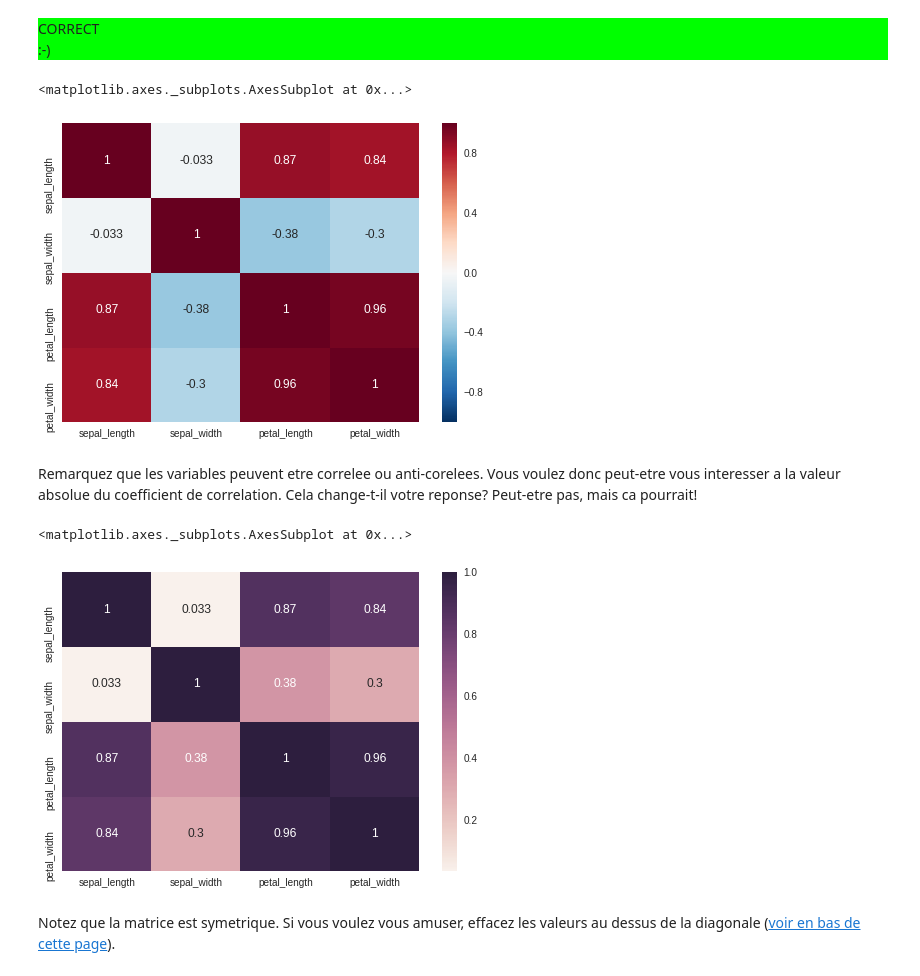
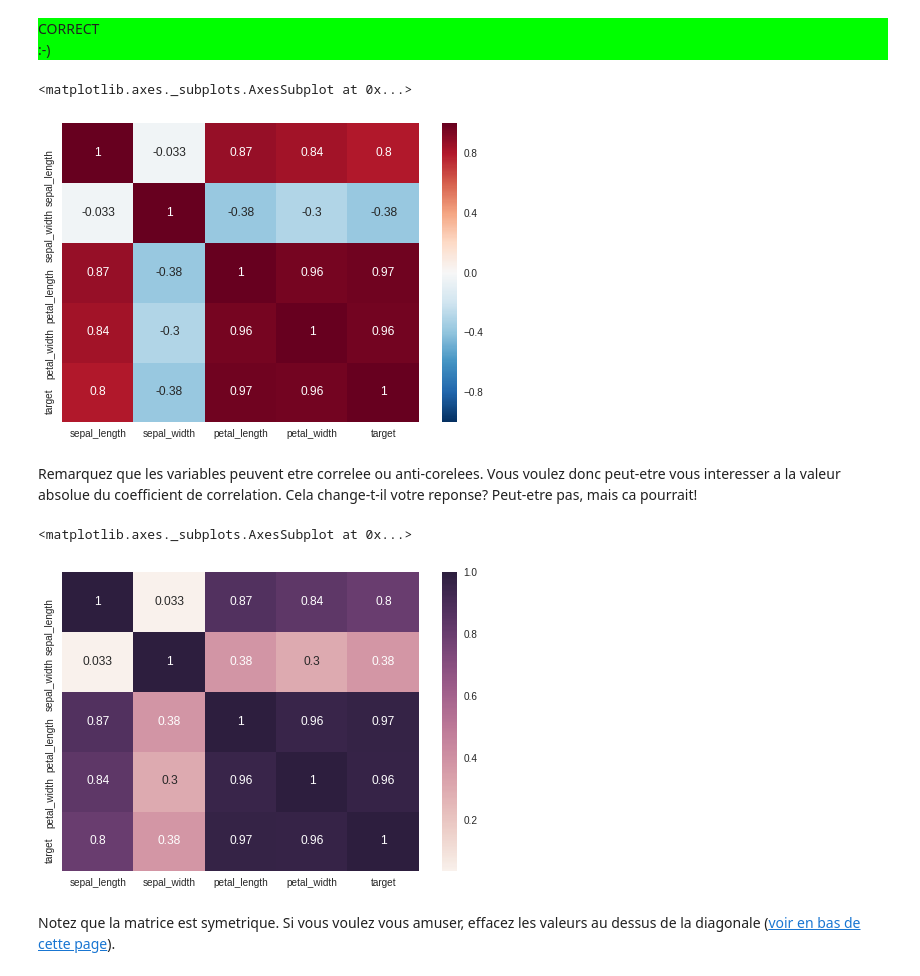
Before and after one commit to rayanedhs/info232, a Jupyter notebook: TP1/README.ipynb, the cells around one changed output. Saved outputs shown, nothing was run; the diff lists cells and outputs as text; code cells hidden in the pictures.

```diff
--- a/TP1/README.ipynb
+++ b/TP1/README.ipynb
@@ -189,18 +189,19 @@ score += check(numero_ligne*numero_colonne, question)
 CORRECT
 :-)
 # %%
-corr_mat = data.corr(method='pearson')
+corr_mat = data_num.corr(method='pearson')
 sns.heatmap(corr_mat, annot=True, center=0)
 # %% [output]
 <matplotlib.axes._subplots.AxesSubplot at 0x...>
-[figure, old version]
+[figure, new version]
 # %% [markdown]
 Remarquez que les variables peuvent etre correlee ou anti-corelees. Vous voulez donc peut-etre vous interesser a la valeur absolue du coefficient de correlation. Cela change-t-il votre reponse? Peut-etre pas, mais ca pourrait!
 # %%
+corr_mat = data_num.corr(method='pearson')
 sns.heatmap(abs(corr_mat), annot=True)
 # %% [output]
 <matplotlib.axes._subplots.AxesSubplot at 0x...>
-[figure, old version]
+[figure, new version]
 # %% [markdown]
 Notez que la matrice est symetrique. Si vous voulez vous amuser, effacez les valeurs au dessus de la diagonale (<a href="https://seaborn.pydata.org/generated/seaborn.heatmap.html">voir en bas de cette page</a>).
 # %% [markdown]
```
Also changed, not shown: parts of 2 cells of this notebook.
